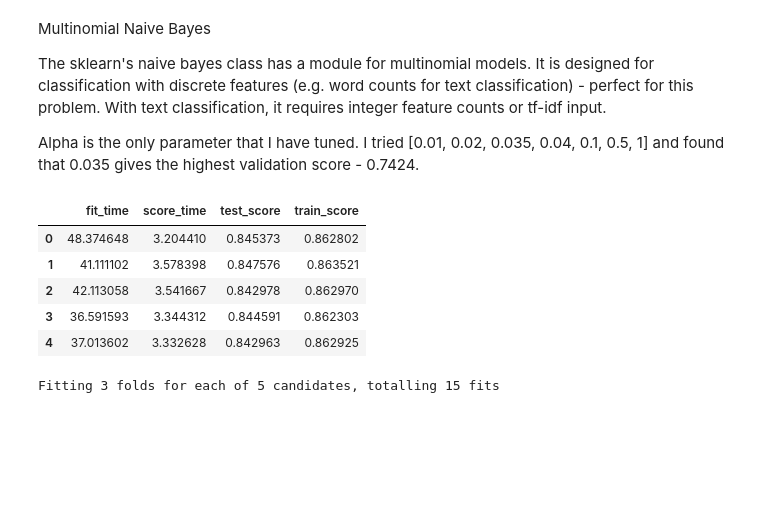
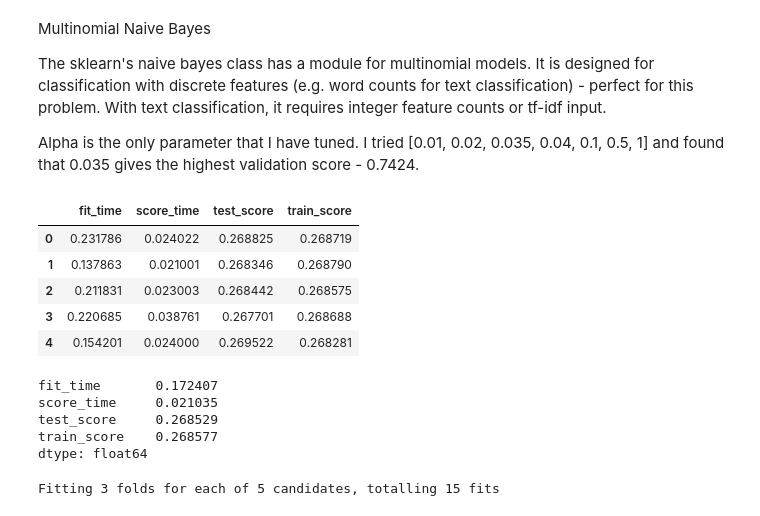
Before and after one commit to Thomasaujoux/food-classification, a Jupyter notebook: models/multinomial_naive_bayes.ipynb, the cells around one changed output. Saved outputs shown, nothing was run; the diff lists cells and outputs as text; code cells hidden in the pictures; blank space fills up the shorter version.

```diff
--- a/models/multinomial_naive_bayes.ipynb
+++ b/models/multinomial_naive_bayes.ipynb
@@ -107,5 +107,5 @@ new_df.head()
 | 4 | 460 | Produits laitiers et desserts frais | 0 | 0 | 0 | 0 | 0 | ... |
 5 rows × 12763 columns
 # %%
-y = new_df["Secteur"]
+y = new_df[["Secteur"]]
 df_features = new_df.drop(["Code_produit", "Secteur"], axis=1)
@@ -114,3 +130,14 @@ from sklearn.discriminant_analysis import LinearDiscriminantAnalysis
 
 lda = LinearDiscriminantAnalysis(n_components=30)
 X_lda = lda.fit_transform(df_features, y)
+# %%
+X = pd.DataFrame(X_lda)
+X
+X.to_csv(r'C:\Users\Thomas Aujoux\Documents\GitHub\food-classification\data_preparation\clean_lda.csv')
+# %%
+from sklearn.preprocessing import MinMaxScaler #fixed import
+
+scaler = MinMaxScaler()
+X_ = scaler.fit_transform(X)
+X_ = pd.DataFrame(X_)
+X_
@@ -153,7 +204,8 @@ plt.savefig("LDA.png")
 from sklearn.model_selection import train_test_split
 
 # Split into train, test
-X_train, X_test, y_train, y_test = train_test_split(df_features, y, test_size=0.2, shuffle=True, random_state=42)
+#df_features
+X_train, X_test, y_train, y_test = train_test_split(X_, y, test_size=0.2, shuffle=True, random_state=42)
 # %% [markdown]
 https://datascience.stackexchange.com/questions/30912/what-does-baseline-mean-in-the-context-of-machine-learning
 
@@ -184,22 +236,28 @@ y_pred_mnb = clf_mnb.predict(X_test)
 # %%
 from sklearn.pipeline import make_pipeline
 from sklearn.model_selection import cross_validate
 
 
 pipe_nb = make_pipeline(
-    MultinomialNB()
+    MultinomialNB(alpha=0.1)
 )
 scores = cross_validate(pipe_nb, X_train, y_train, return_train_score=True)
 pd.DataFrame(scores)
 # %% [output]
 |  | fit_time | score_time | test_score | train_score |
-| 0 | 48.374648 | 3.204410 | 0.845373 | 0.862802 |
-| 1 | 41.111102 | 3.578398 | 0.847576 | 0.863521 |
-| 2 | 42.113058 | 3.541667 | 0.842978 | 0.862970 |
-| 3 | 36.591593 | 3.344312 | 0.844591 | 0.862303 |
-| 4 | 37.013602 | 3.332628 | 0.842963 | 0.862925 |
+| 0 | 0.231786 | 0.024022 | 0.268825 | 0.268719 |
+| 1 | 0.137863 | 0.021001 | 0.268346 | 0.268790 |
+| 2 | 0.211831 | 0.023003 | 0.268442 | 0.268575 |
+| 3 | 0.220685 | 0.038761 | 0.267701 | 0.268688 |
+| 4 | 0.154201 | 0.024000 | 0.269522 | 0.268281 |
 # %%
 pd.DataFrame(scores).mean()
+# %% [output]
+fit_time       0.172407
+score_time     0.021035
+test_score     0.268529
+train_score    0.268577
+dtype: float64
 # %%
 param_grid_nb = {
     'var_smoothing': (1, 0.1, 0.01, 0.001, 0.0001, 0.00001)
```
Also changed, not shown: parts of 9 cells of this notebook, 1 other file.
